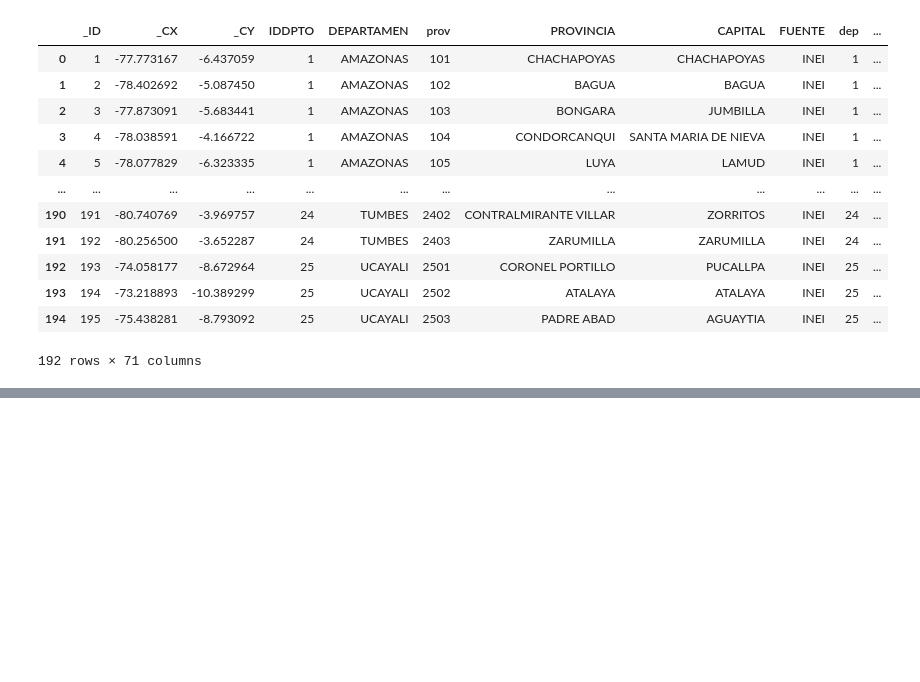
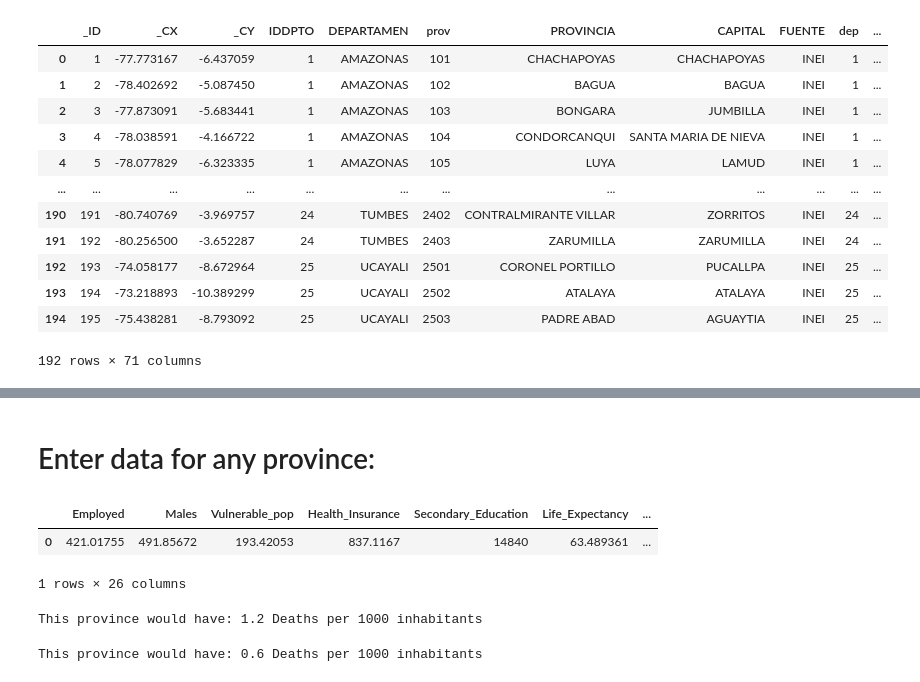
Before and after one commit to renatoquiliche/CuraZone, a Jupyter notebook: COVID19 Peruvian Provinces.ipynb, the cells around one changed output, grey strips where cells are left out. Drawn from its saved outputs; the diff is of its cells as text; code cells hidden in the pictures; blank space fills up the shorter version.

```diff
--- a/COVID19 Peruvian Provinces.ipynb
+++ b/COVID19 Peruvian Provinces.ipynb
@@ -111,0 +139,15 @@ array([-0.37721619])
+# %% [markdown]
+# Enter data for any province:
+# %%
+x.iloc[0:1,:] #The first province
+# %% [output]
+|  | Employed | Males | Vulnerable_pop | Health_Insurance | Secondary_Education | Life_Expectancy | ... |
+| 0 | 421.01755 | 491.85672 | 193.42053 | 837.1167 | 14840 | 63.489361 | ... |
+1 rows × 26 columns
+# %%
+n = 98
+pred = results_ENLR.best_estimator_.predict(x.iloc[n:(n+1),:]) # Row n point prediction
+
+print("This province would have:", np.round(np.exp(pred),1).item(), "Deaths per 1000 inhabitants")
+# %% [output]
+This province would have: 1.2 Deaths per 1000 inhabitants
@@ -111,0 +162,6 @@ array([-0.37721619])
+# %%
+pred = results_ENLR.best_estimator_.predict(x_test) # Row n point prediction
+
+print("This province would have:", np.round(np.exp(pred),1).item(), "Deaths per 1000 inhabitants")
+# %% [output]
+This province would have: 0.6 Deaths per 1000 inhabitants
```
Also changed, not shown: parts of 14 cells of this notebook.
